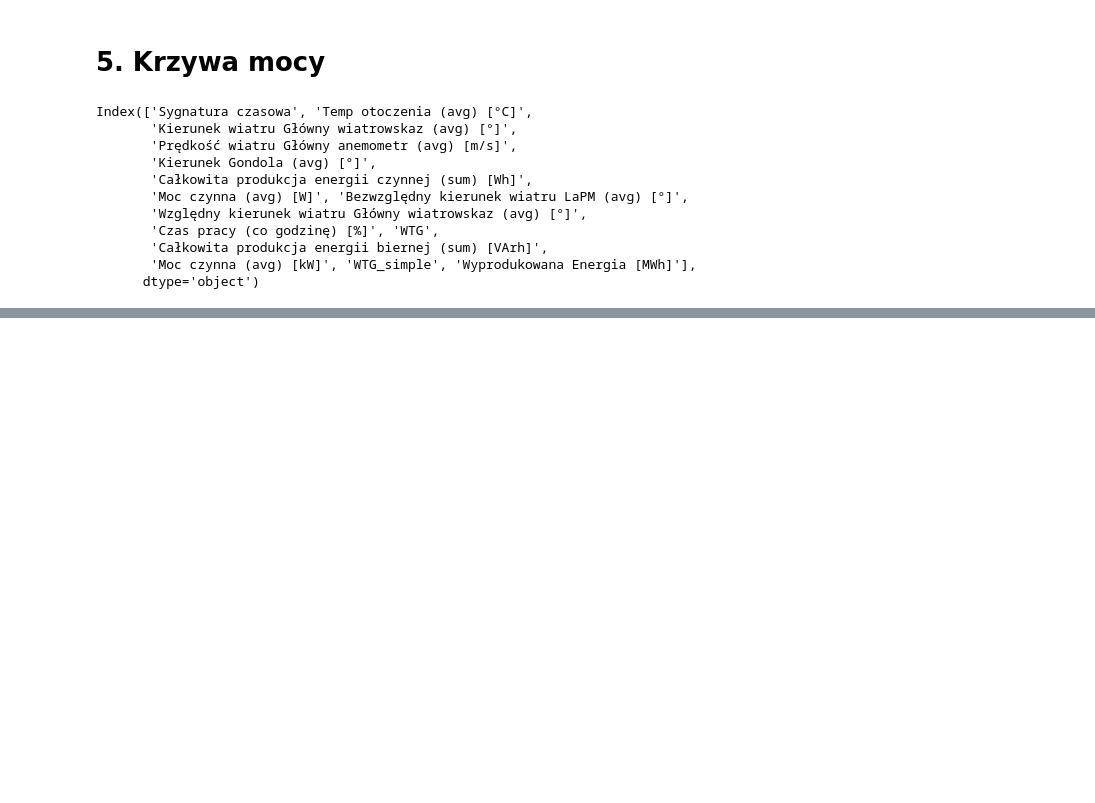
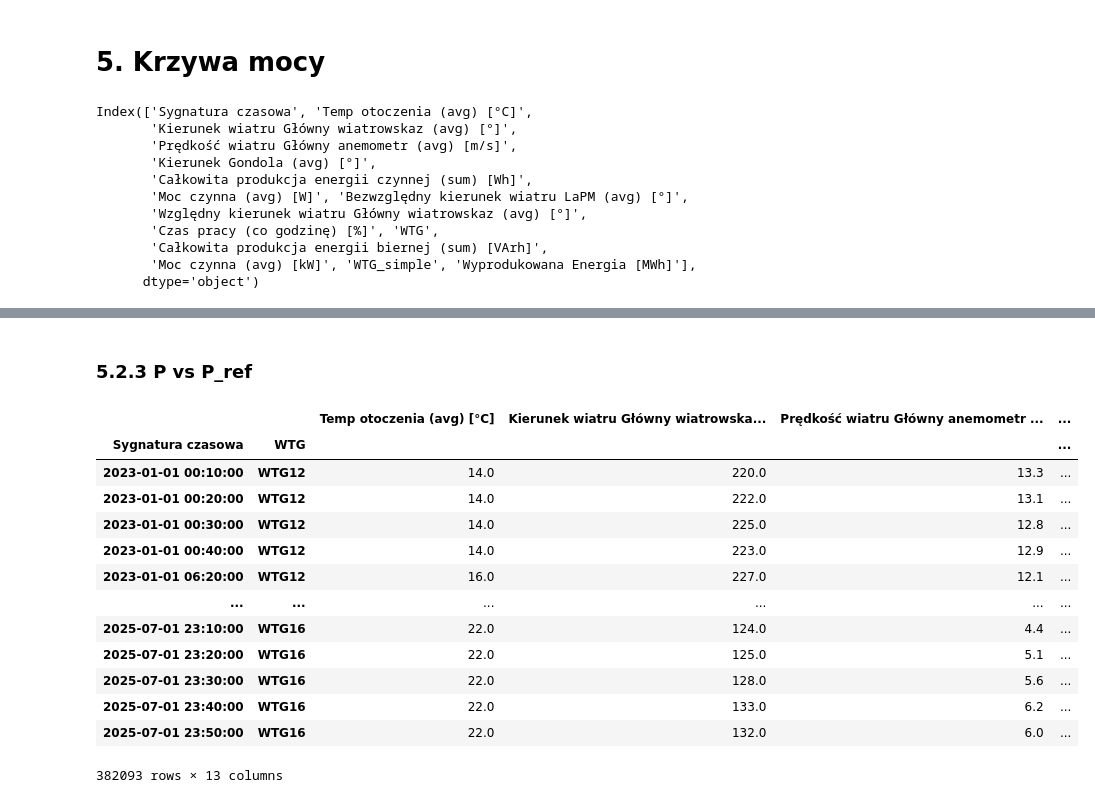
Before and after one commit to Wiktorson/WT-analysis-II, a Jupyter notebook: Side_by_side_analysis_2025.ipynb, the cells around one changed output, grey strips where cells are left out. Cells and saved outputs as stored; diff of their text form; code cells hidden in the pictures; blank space fills up the shorter version.

```diff
--- a/Side_by_side_analysis_2025.ipynb
+++ b/Side_by_side_analysis_2025.ipynb
@@ -497,0 +558,20 @@ Helpers.add_watermark(ax)
+# %% [markdown]
+### 5.2.3 P vs P_ref
+# %%
+df_time_index = df.set_index(['Sygnatura czasowa', 'WTG']).copy()
+df_time_index
+# %% [output]
+|  |  | Temp otoczenia (avg) [°C] | Kierunek wiatru Główny wiatrowska... | Prędkość wiatru Główny anemometr ... | ... |
+| Sygnatura czasowa | WTG |  |  |  | ... |
+| 2023-01-01 00:10:00 | WTG12 | 14.0 | 220.0 | 13.3 | ... |
+| 2023-01-01 00:20:00 | WTG12 | 14.0 | 222.0 | 13.1 | ... |
+| 2023-01-01 00:30:00 | WTG12 | 14.0 | 225.0 | 12.8 | ... |
+| 2023-01-01 00:40:00 | WTG12 | 14.0 | 223.0 | 12.9 | ... |
+| 2023-01-01 06:20:00 | WTG12 | 16.0 | 227.0 | 12.1 | ... |
+| ... | ... | ... | ... | ... | ... |
+| 2025-07-01 23:10:00 | WTG16 | 22.0 | 124.0 | 4.4 | ... |
+| 2025-07-01 23:20:00 | WTG16 | 22.0 | 125.0 | 5.1 | ... |
+| 2025-07-01 23:30:00 | WTG16 | 22.0 | 128.0 | 5.6 | ... |
+| 2025-07-01 23:40:00 | WTG16 | 22.0 | 133.0 | 6.2 | ... |
+| 2025-07-01 23:50:00 | WTG16 | 22.0 | 132.0 | 6.0 | ... |
+382093 rows × 13 columns
```
Also changed, not shown: parts of 15 cells of this notebook, 2 other files.
